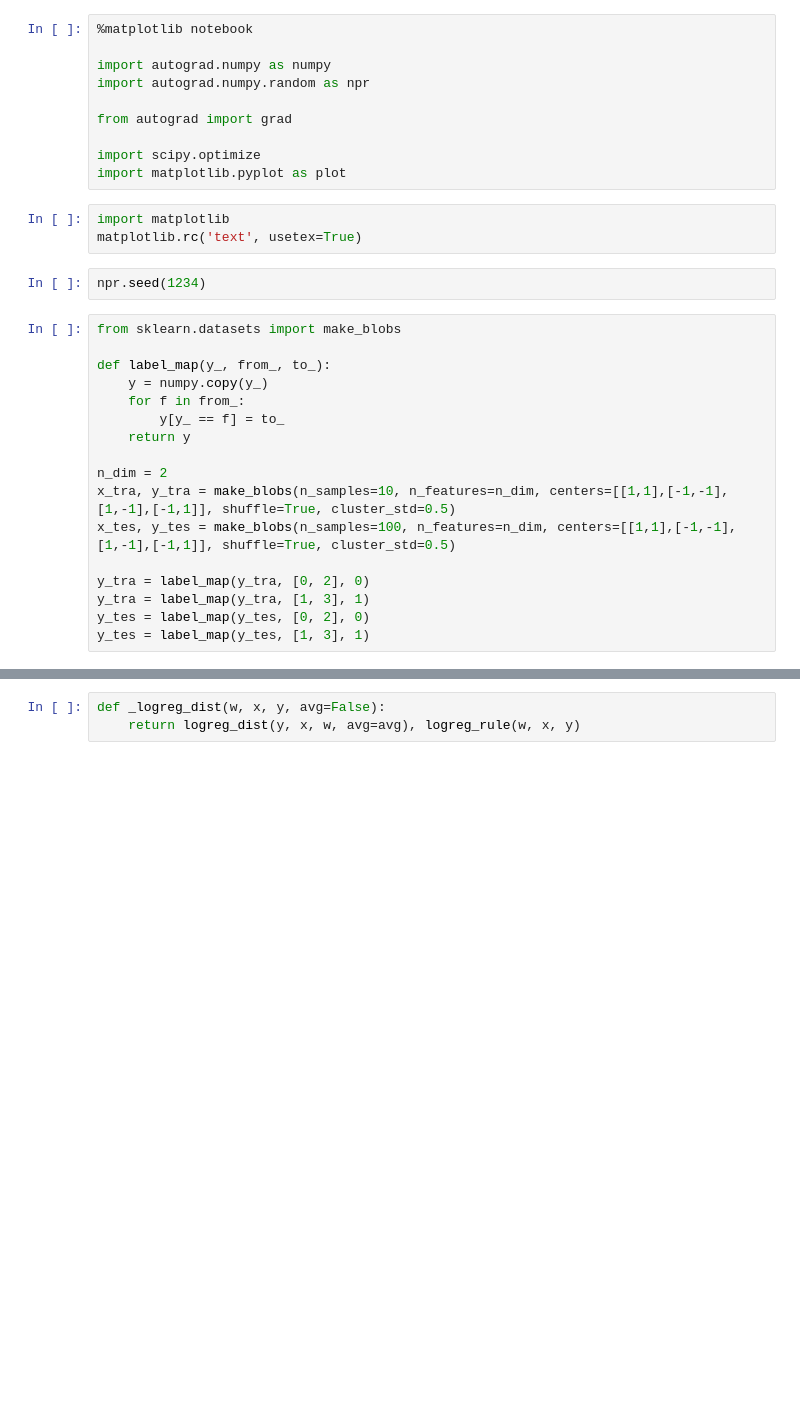
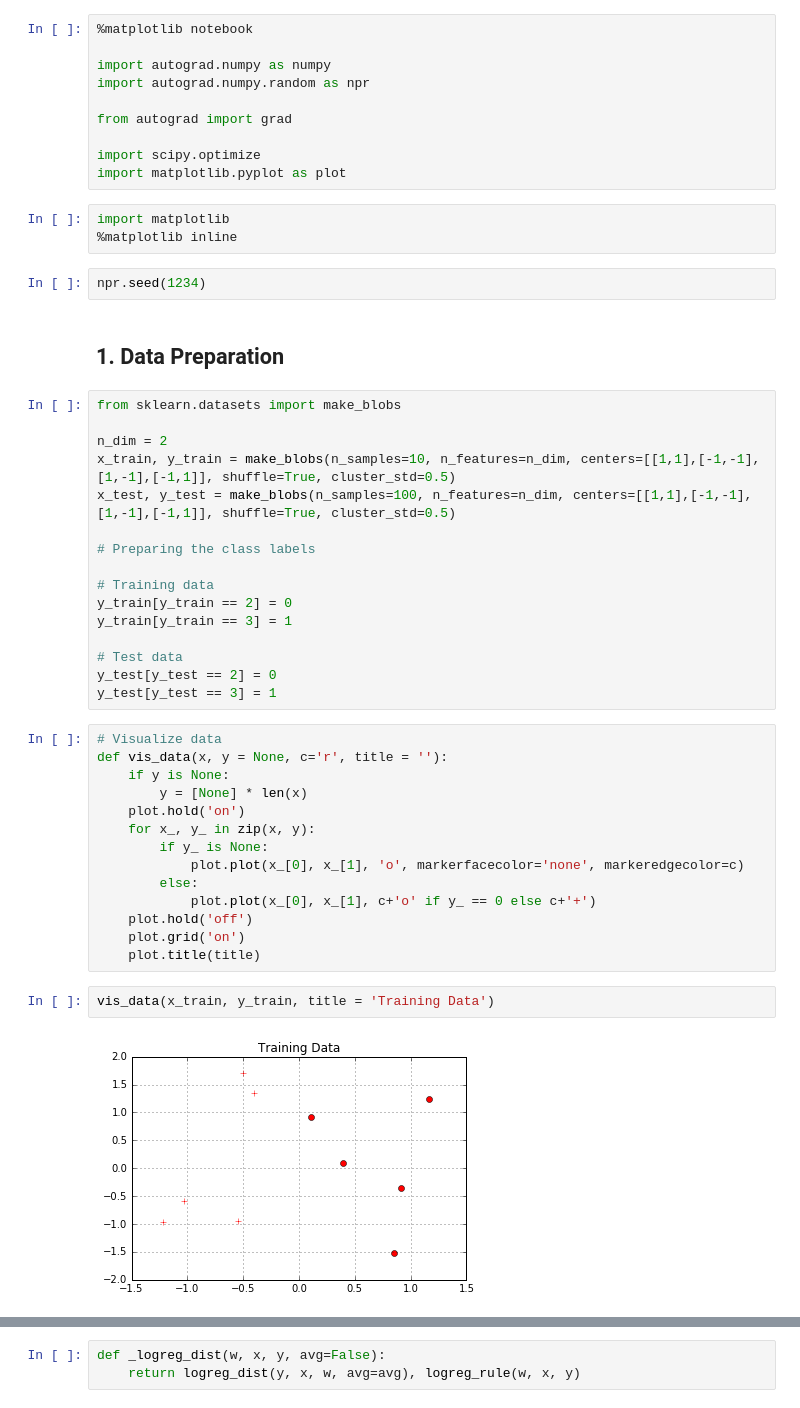
Before and after one commit to nyu-dl/Intro_to_ML_Lecture_Note, a Jupyter notebook: notebook/Logistic Regression 3.ipynb, the cells around one changed output, grey strips where cells are left out. Saved outputs shown, nothing was run; the diff lists cells and outputs as text; blank space fills up the shorter version.

```diff
--- a/notebook/Logistic Regression 3.ipynb
+++ b/notebook/Logistic Regression 3.ipynb
@@ -10,23 +24,42 @@ import scipy.optimize
 import matplotlib.pyplot as plot
 # %%
 import matplotlib
-matplotlib.rc('text', usetex=True)
+%matplotlib inline
 # %%
 npr.seed(1234)
+# %% [markdown]
+## 1. Data Preparation
 # %%
 from sklearn.datasets import make_blobs
 
-def label_map(y_, from_, to_):
-    y = numpy.copy(y_)
-    for f in from_:
-        y[y_ == f] = to_
-    return y
+n_dim = 2
+x_train, y_train = make_blobs(n_samples=10, n_features=n_dim, centers=[[1,1],[-1,-1],[1,-1],[-1,1]], shuffle=True, cluster_std=0.5)
+x_test, y_test = make_blobs(n_samples=100, n_features=n_dim, centers=[[1,1],[-1,-1],[1,-1],[-1,1]], shuffle=True, cluster_std=0.5)
 
-n_dim = 2
-x_tra, y_tra = make_blobs(n_samples=10, n_features=n_dim, centers=[[1,1],[-1,-1],[1,-1],[-1,1]], shuffle=True, cluster_std=0.5)
-x_tes, y_tes = make_blobs(n_samples=100, n_features=n_dim, centers=[[1,1],[-1,-1],[1,-1],[-1,1]], shuffle=True, cluster_std=0.5)
+# Preparing the class labels
 
-y_tra = label_map(y_tra, [0, 2], 0)
-y_tra = label_map(y_tra, [1, 3], 1)
-y_tes = label_map(y_tes, [0, 2], 0)
-y_tes = label_map(y_tes, [1, 3], 1)
+# Training data
+y_train[y_train == 2] = 0
+y_train[y_train == 3] = 1
+
+# Test data
+y_test[y_test == 2] = 0
+y_test[y_test == 3] = 1
+# %%
+# Visualize data
+def vis_data(x, y = None, c='r', title = ''):
+    if y is None:
+        y = [None] * len(x)
+    plot.hold('on')
+    for x_, y_ in zip(x, y):
+        if y_ is None:
+            plot.plot(x_[0], x_[1], 'o', markerfacecolor='none', markeredgecolor=c)
+        else:
+            plot.plot(x_[0], x_[1], c+'o' if y_ == 0 else c+'+')
+    plot.hold('off')
+    plot.grid('on')
+    plot.title(title)
+# %%
+vis_data(x_train, y_train, title = 'Training Data')
+# %% [output]
+[figure, added]
```
Also changed, not shown: parts of 22 cells of this notebook.
